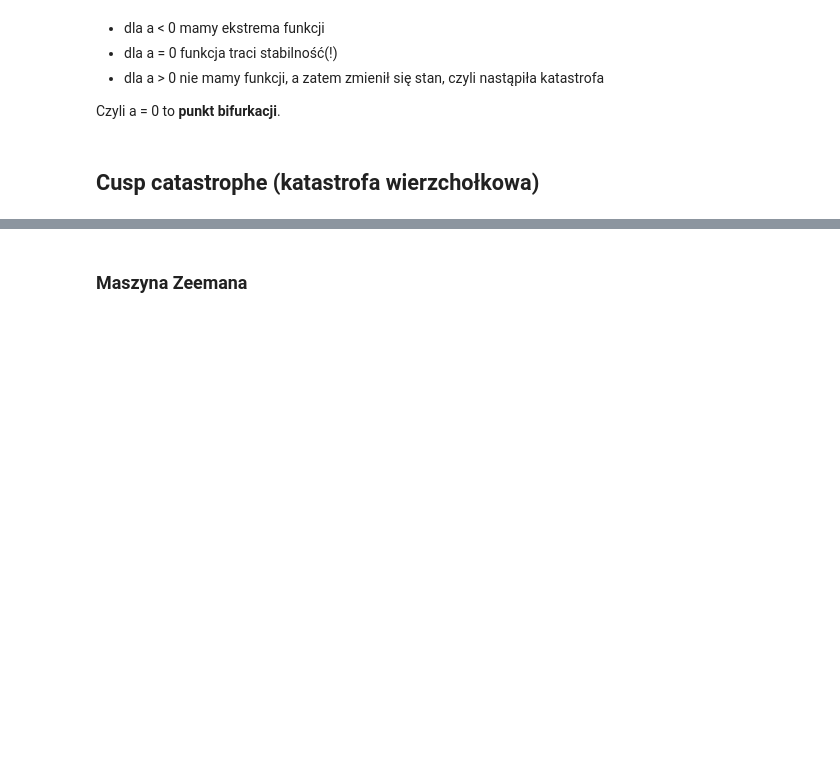
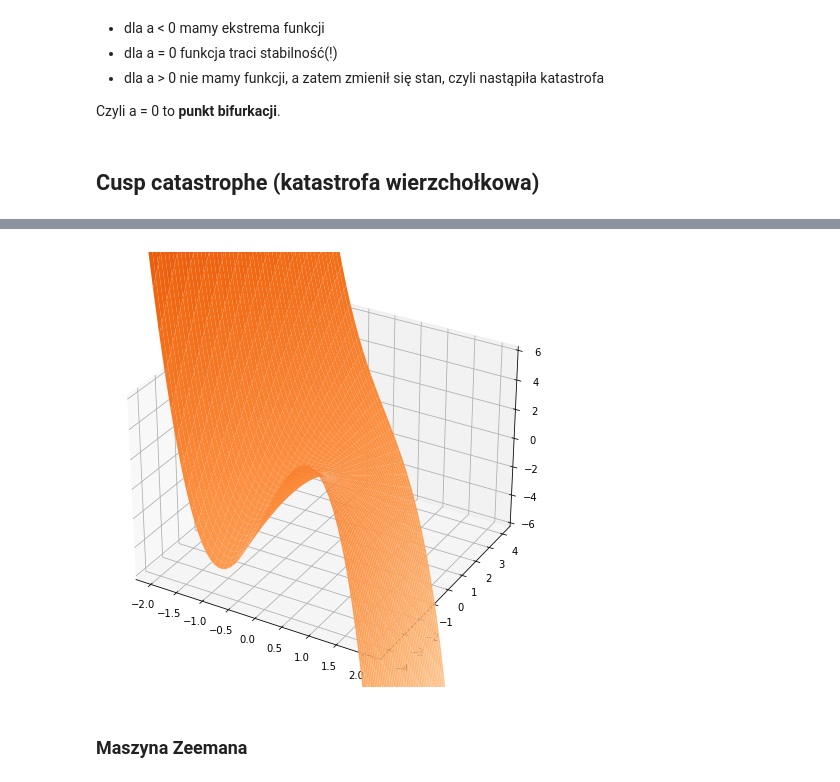
Before and after one commit to klaudynka245/Bifurcations, a Jupyter notebook: teoria katastrof.ipynb, the cells around one changed output, grey strips where cells are left out. Cells and saved outputs as stored; diff of their text form; code cells hidden in the pictures; blank space fills up the shorter version.

```diff
--- a/teoria katastrof.ipynb
+++ b/teoria katastrof.ipynb
@@ -57,3 +69,19 @@ Czyli a = 0 to **punkt bifurkacji**.
+# %%
+fig = plt.figure()
+ax = plt.axes(projection='3d')
+fig.set_figwidth(8)
+fig.set_figheight(8)
+x = np.linspace(-2,2)
+a = np.linspace(-4,4)
+x, a = np.meshgrid(x, a)
+b = -4*x**3-2*a*x
+#ax.plot(-4*x**3-2*a*x,a,x)
+surf = ax.plot_surface(x, a, b, cmap='Oranges',
+                       linewidth=0)
+ax.set_zlim(-6, 6)
+plt.show()
+# %% [output]
+[figure, added]
 # %% [markdown]
 ### Maszyna Zeemana
 # %% [markdown]
```
Also changed, not shown: parts of 1 cell of this notebook.
